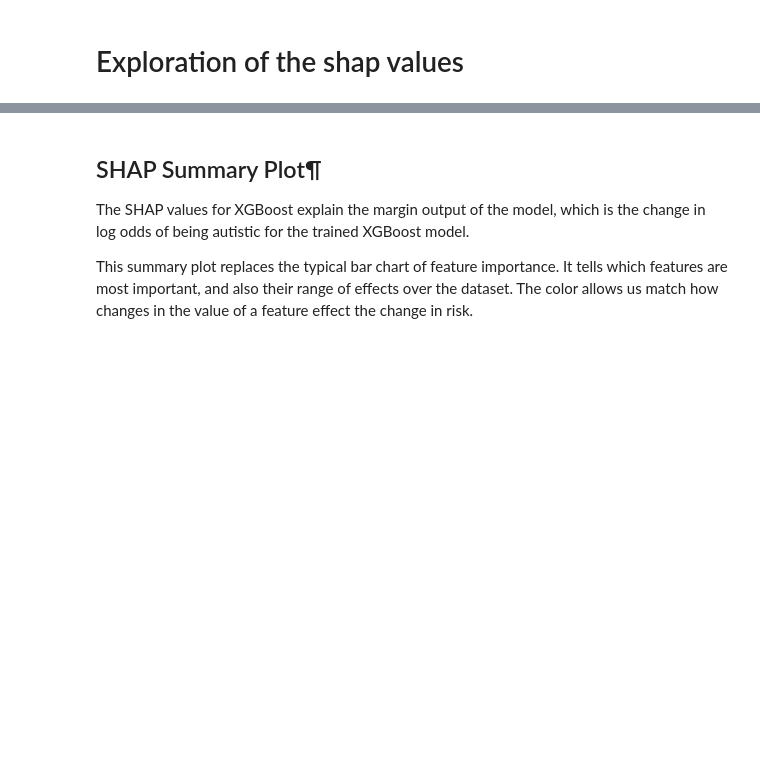
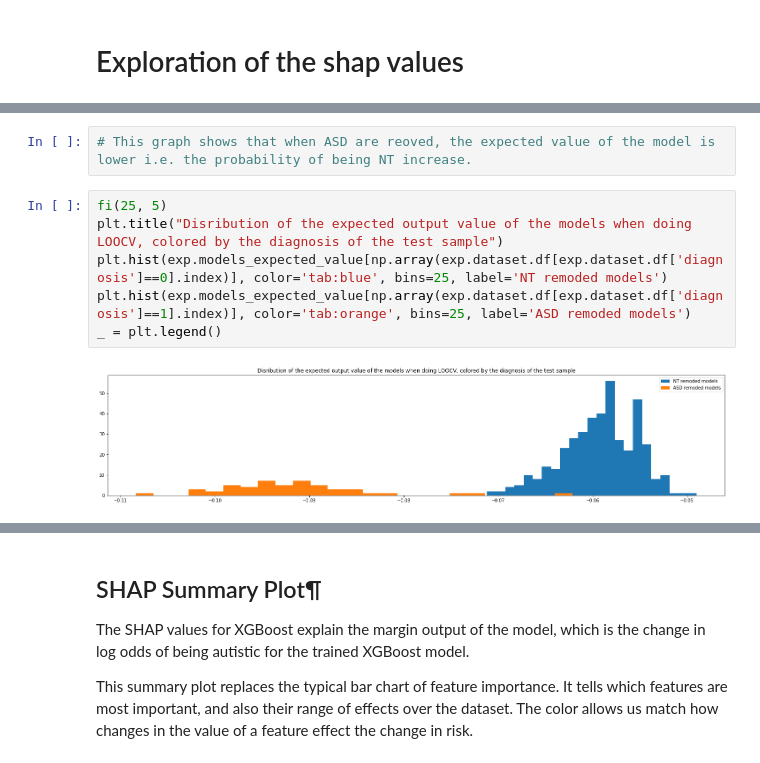
Before and after one commit to matiasdm/notes_on_stats, a Jupyter notebook: doc/notebooks/paper_shap_exploration.ipynb, the cells around one changed output, grey strips where cells are left out. Drawn from its saved outputs; the diff is of its cells as text; blank space fills up the shorter version.

```diff
--- a/doc/notebooks/paper_shap_exploration.ipynb
+++ b/doc/notebooks/paper_shap_exploration.ipynb
@@ -63,0 +66,10 @@ exp.predictions_df
+# %%
+# This graph shows that when ASD are reoved, the expected value of the model is lower i.e. the probability of being NT increase.
+# %%
+fi(25, 5)
+plt.title("Disribution of the expected output value of the models when doing LOOCV, colored by the diagnosis of the test sample")
+plt.hist(exp.models_expected_value[np.array(exp.dataset.df[exp.dataset.df['diagnosis']==0].index)], color='tab:blue', bins=25, label='NT remoded models')
+plt.hist(exp.models_expected_value[np.array(exp.dataset.df[exp.dataset.df['diagnosis']==1].index)], color='tab:orange', bins=25, label='ASD remoded models')
+_ = plt.legend()
+# %% [output]
+[figure, added]
```
Also changed, not shown: parts of 37 cells of this notebook, 17 other files.
